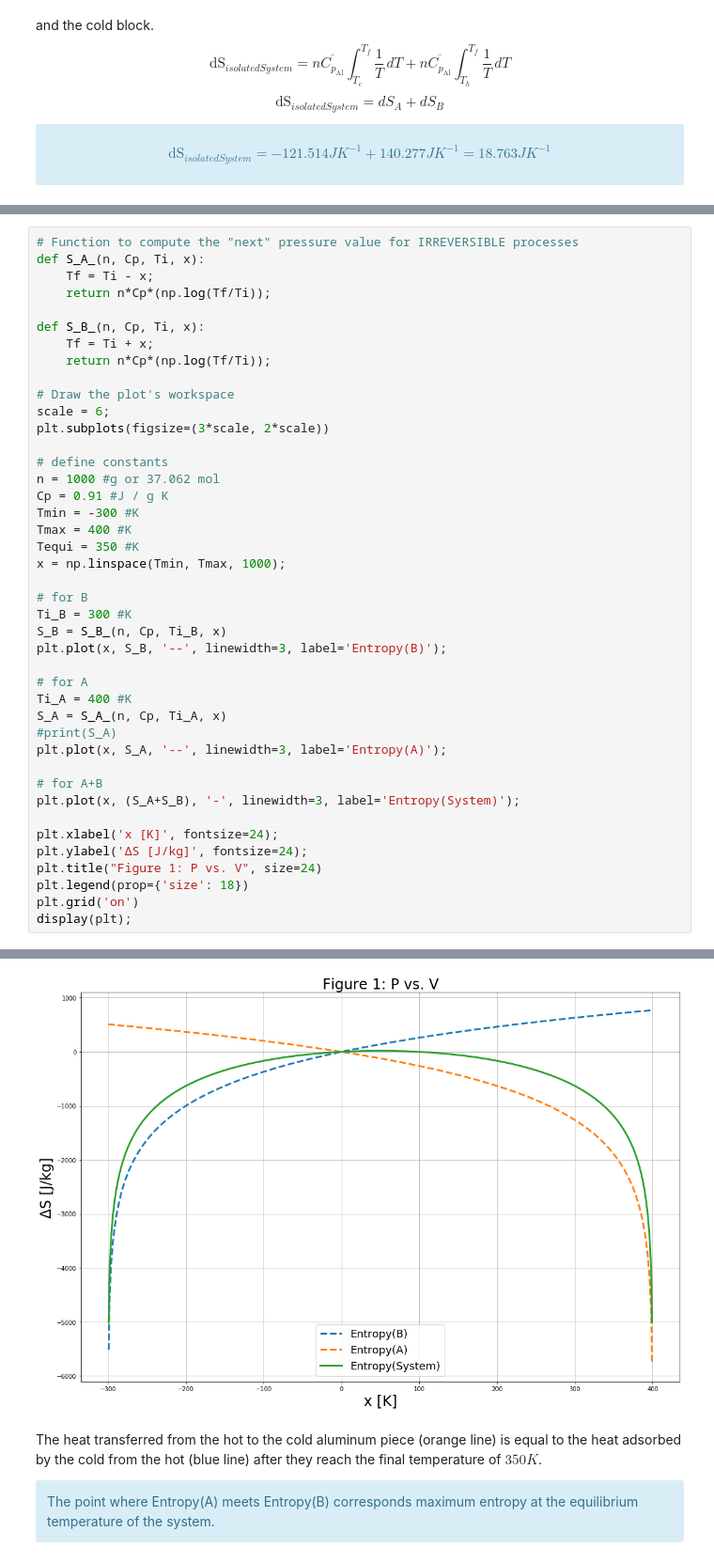
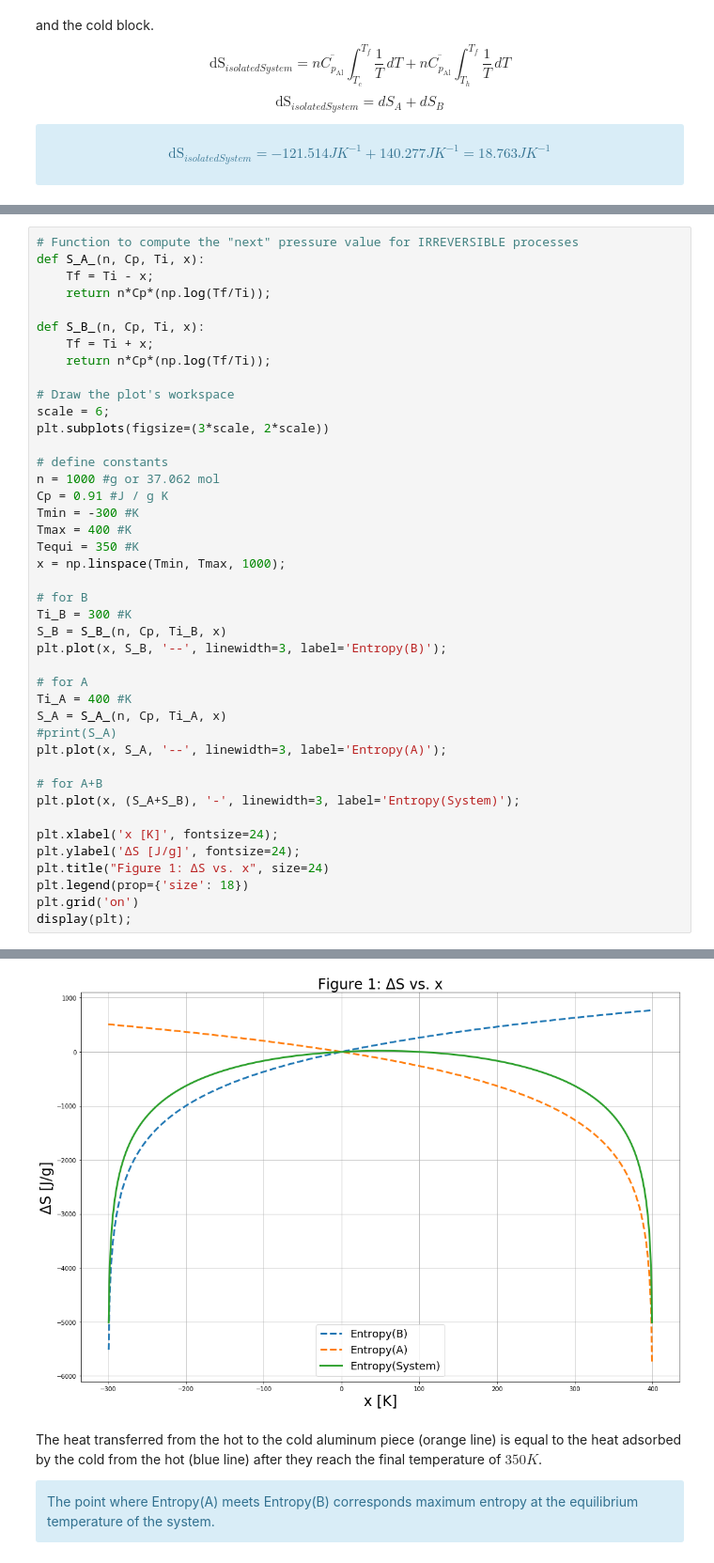
Before and after one commit to KiraSensei13/MNT_ITESM_courses, a Jupyter notebook: 2.2.ThermodynamicsOfMaterials/thermo_Hwk04/A01212611_thermo_Hwk04.ipynb, the cells around one changed output, grey strips where cells are left out. Shown at 94% size. Saved outputs shown, nothing was run; the diff lists cells and outputs as text.

```diff
--- a/2.2.ThermodynamicsOfMaterials/thermo_Hwk04/A01212611_thermo_Hwk04.ipynb
+++ b/2.2.ThermodynamicsOfMaterials/thermo_Hwk04/A01212611_thermo_Hwk04.ipynb
@@ -211,36 +213,36 @@ scale = 6;
 plt.subplots(figsize=(3*scale, 2*scale))
 
 # define constants
 n = 1000 #g or 37.062 mol
 Cp = 0.91 #J / g K
 Tmin = -300 #K
 Tmax = 400 #K
 Tequi = 350 #K
 x = np.linspace(Tmin, Tmax, 1000);
 
 # for B
 Ti_B = 300 #K
 S_B = S_B_(n, Cp, Ti_B, x)
 plt.plot(x, S_B, '--', linewidth=3, label='Entropy(B)');
 
 # for A
 Ti_A = 400 #K
 S_A = S_A_(n, Cp, Ti_A, x)
 #print(S_A)
 plt.plot(x, S_A, '--', linewidth=3, label='Entropy(A)');
 
 # for A+B
 plt.plot(x, (S_A+S_B), '-', linewidth=3, label='Entropy(System)');
 
 plt.xlabel('x [K]', fontsize=24);
-plt.ylabel('ΔS [J/kg]', fontsize=24);
-plt.title("Figure 1: P vs. V", size=24)
+plt.ylabel('ΔS [J/g]', fontsize=24);
+plt.title("Figure 1: ΔS vs. x", size=24)
 plt.legend(prop={'size': 18})
 plt.grid('on')
 display(plt);
 # %% [output]
 <module 'matplotlib.pyplot' from 'C:\\Users\\oskat\\Anaconda3\\lib\\site-packages\\matplotlib\\pyplot.py'>
-[figure, old version]
+[figure, new version]
 # %% [markdown]
 The heat transferred from the hot to the cold aluminum piece (orange line) is equal to the heat adsorbed by the cold from the hot (blue line) after they reach the final temperature of $350 K$.
 
```
Also changed, not shown: parts of 3 cells of this notebook, 3 other files.
